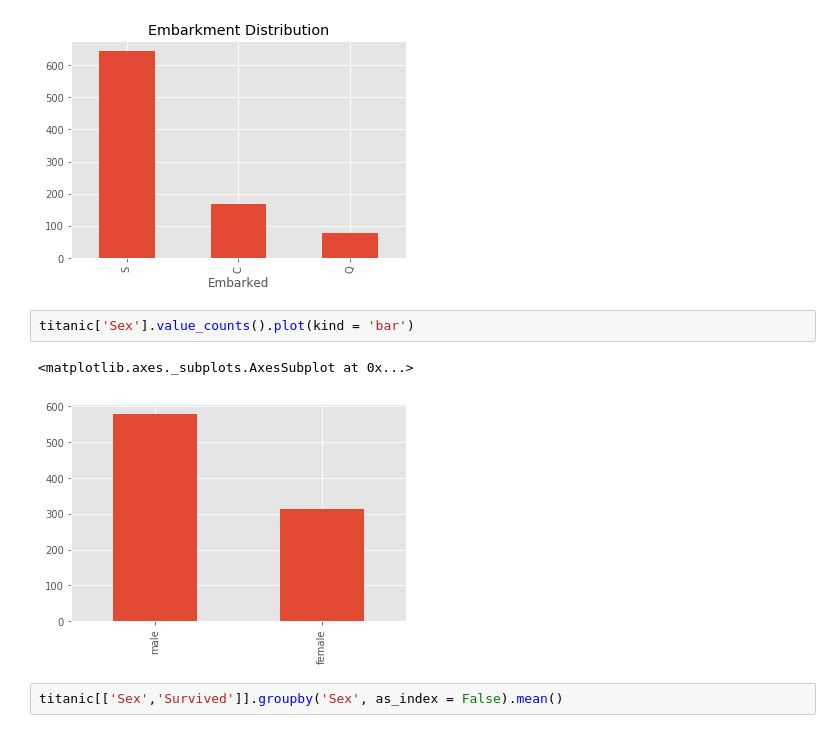
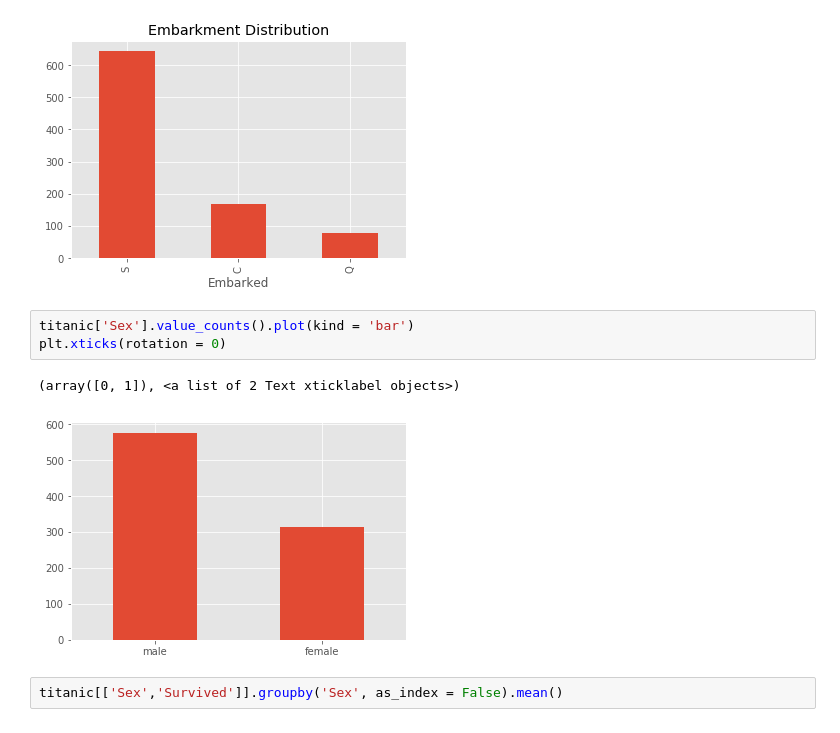
Before and after one commit to Ashish-Siyag/Data-science, a Jupyter notebook: Kaggle -Titanic/titanic.ipynb, the cells around one changed output. Cells and saved outputs as stored; diff of their text form.

```diff
--- a/Kaggle -Titanic/titanic.ipynb
+++ b/Kaggle -Titanic/titanic.ipynb
@@ -90,9 +91,10 @@ Text(0.5,1,'Embarkment Distribution')
 [figure]
 # %%
 titanic['Sex'].value_counts().plot(kind = 'bar')
+plt.xticks(rotation = 0)
 # %% [output]
-<matplotlib.axes._subplots.AxesSubplot at 0x...>
+(array([0, 1]), <a list of 2 Text xticklabel objects>)
-[figure, old version]
+[figure, new version]
 # %%
 titanic[['Sex','Survived']].groupby('Sex', as_index = False).mean()
 # %% [output]
```
Also changed, not shown: parts of 6 cells of this notebook, 2 other files.
